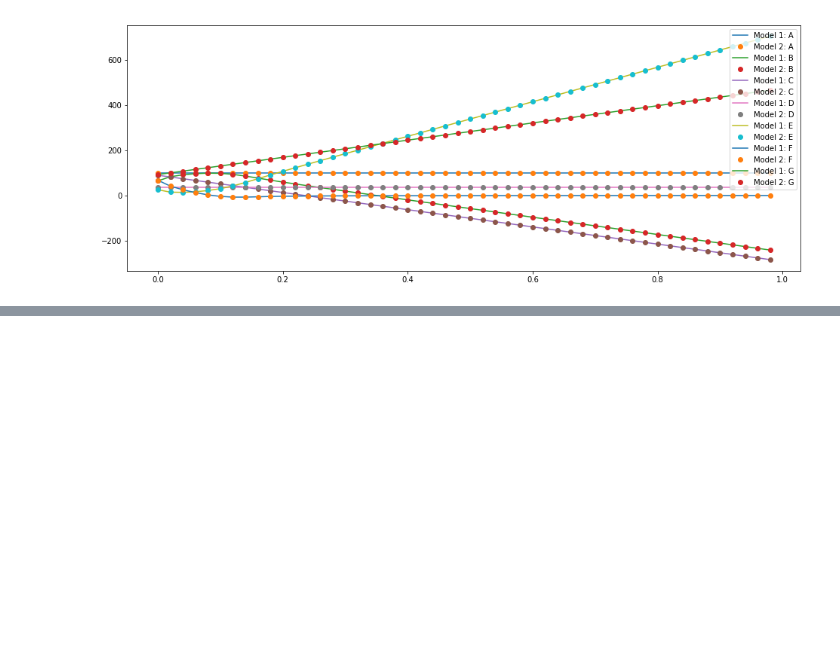
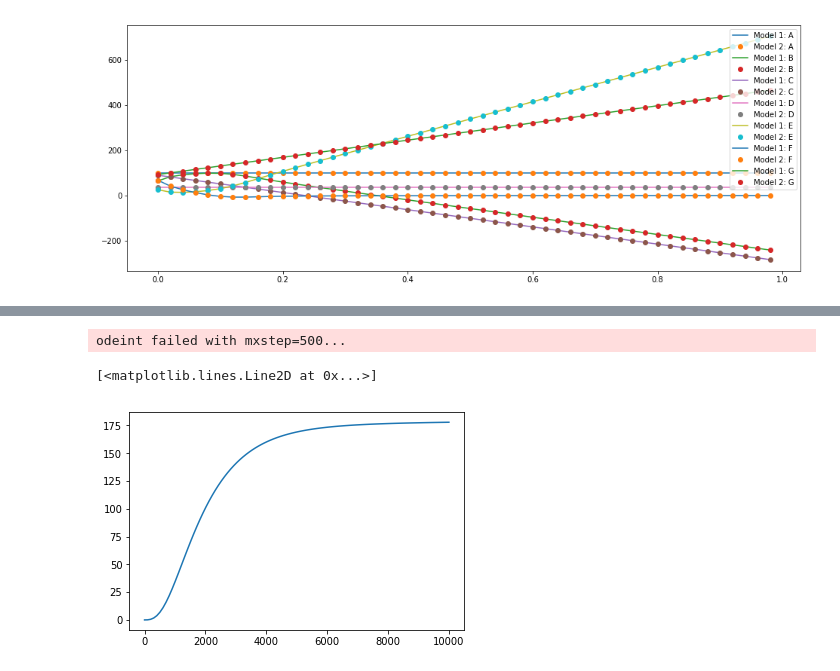
Before and after one commit to biocircuits/bioscrape, a Jupyter notebook: examples/Saving and loading SBML and Bioscrape XML.ipynb, the cells around one changed output, grey strips where cells are left out. Drawn from its saved outputs; the diff is of its cells as text; code cells hidden in the pictures; blank space fills up the shorter version.

Commit message:
changes to fix sbml loading

```diff
--- a/examples/Saving and loading SBML and Bioscrape XML.ipynb
+++ b/examples/Saving and loading SBML and Bioscrape XML.ipynb
@@ -118,0 +123,2 @@ second simulation successful
+# %%
+M = read_model_from_sbml('models/GFP.xml')
@@ -118,0 +130,14 @@ second simulation successful
+# %%
+from bioscrape.simulator import py_simulate_model
+timepoints = np.linspace(0,10000,100)
+
+results = py_simulate_model(timepoints, Model = M)
+# %% [output]
+odeint failed with mxstep=500...
+# %%
+%matplotlib inline
+import matplotlib.pyplot as plt
+plt.plot(timepoints, results["mw6600ba7f_5b6d_4e5d_89a2_4d798f44476d"])
+# %% [output]
+[<matplotlib.lines.Line2D at 0x...>]
+[figure, added]
```
Also changed, not shown: parts of 3 cells of this notebook, 1 other file.
